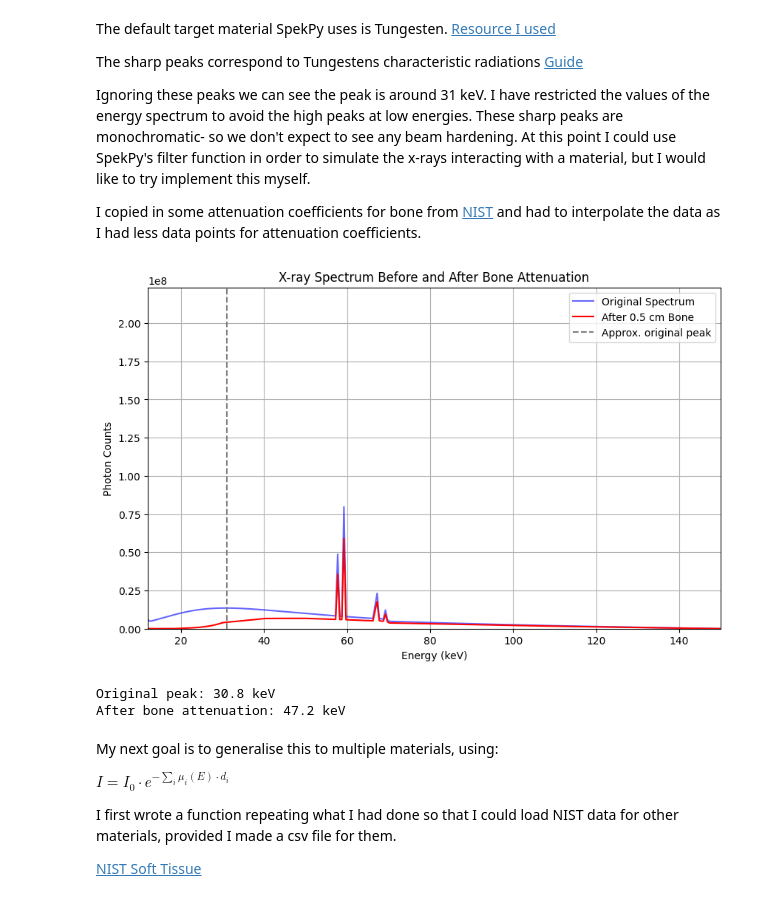
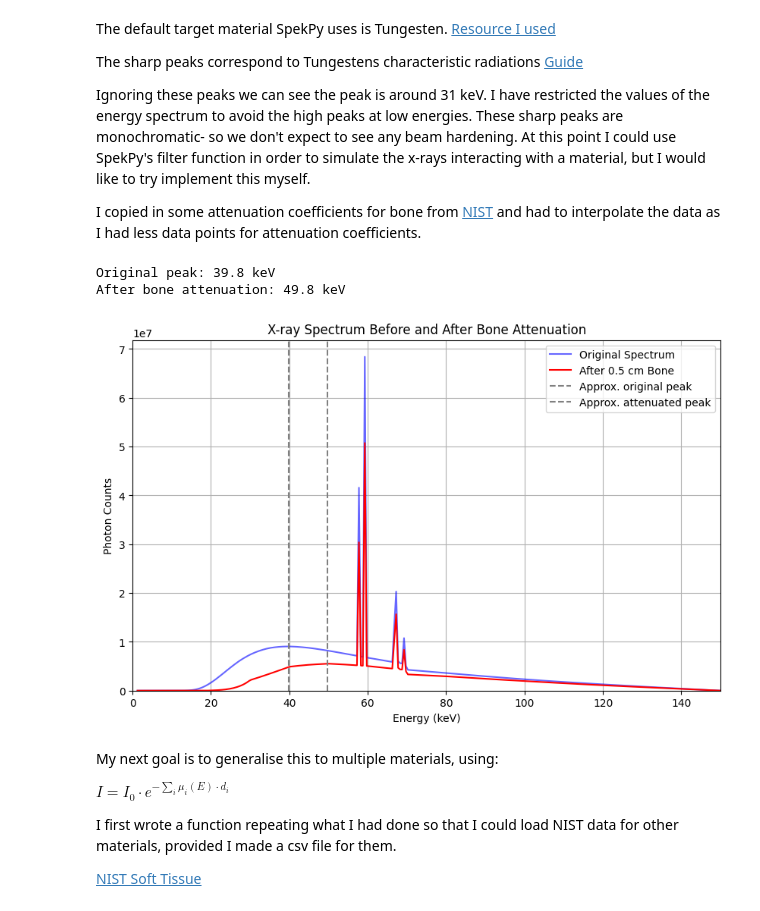
Before and after one commit to ReeceG499/x-ray-attenuation, a Jupyter notebook: code/Experimenting.ipynb, the cells around one changed output. Cells and saved outputs as stored; diff of their text form; code cells hidden in the pictures.

```diff
--- a/code/Experimenting.ipynb
+++ b/code/Experimenting.ipynb
@@ -48,7 +50,6 @@ Ignoring these peaks we can see the peak is around 31 keV. I have restricted the
 I copied in some attenuation coefficients for bone from [NIST](https://physics.nist.gov/PhysRefData/XrayMassCoef/ComTab/bone.html) and had to interpolate the data as I had less data points for attenuation coefficients.
 # %%
 import pandas as pd
-import spekpy as sp
 from scipy.interpolate import interp1d
 
 # Load csv
@@ -57,48 +58,49 @@ bone_data = pd.read_csv("bone.csv", names=["Energy_MeV", "Mu_Rho"], header=None)
 # Convert energy to KeV
 bone_data["Energy_KeV"] = bone_data["Energy_MeV"] * 1000
 
 # Average out duplicates by grouping
 bone_data = bone_data.groupby("Energy_KeV", as_index=False).mean()
 
-# Convert to linear attenuation (μ = μ/ρ × ρ)
-bone_density = 1.85  # g/cm³
+# Convert to linear attenuation (mu = mu/rho * rho)
+bone_density = 1.85  # g/cm^3
 bone_data["Mu"] = bone_data["Mu_Rho"] * bone_density  # [cm^-1]
 mu = bone_data["Mu"].to_numpy()
 
 # Create interpolation function for attenuation coefficients
 mu_interp = interp1d(bone_data["Energy_KeV"], bone_data["Mu"], bounds_error=False, fill_value="extrapolate")
 
 mu_at_spectrum_energies = mu_interp(energies)
 
 thickness_cm = 0.5
 I0 = s.get_spk()
 
 I_filtered = I0 * np.exp(-mu_at_spectrum_energies * thickness_cm)
 
+# Mask to energies below 50 keV (to avoid tungsten peaks)
+mask = (energies < 50)
+E0_peak = energies[mask][np.argmax(I0[mask])]
+E1_peak = energies[mask][np.argmax(I_filtered[mask])]
+
+print(f"Original peak: {E0_peak:.1f} keV")
+print(f"After bone attenuation: {E1_peak:.1f} keV")
+
 plt.figure(figsize=(10, 6))
 plt.plot(energies, I0, label="Original Spectrum", color="blue", alpha=0.6)
 plt.plot(energies, I_filtered, label="After 0.5 cm Bone", color="red")
-plt.axvline(x=31, color='gray', linestyle='--', label="Approx. original peak")
+plt.axvline(x=E0_peak, color='gray', linestyle='--', label="Approx. original peak")
+plt.axvline(x=E1_peak, color='gray', linestyle='--', label="Approx. attenuated peak")
 plt.xlabel("Energy (keV)")
 plt.ylabel("Photon Counts")
 plt.title("X-ray Spectrum Before and After Bone Attenuation")
 plt.grid(True)
 plt.legend()
-plt.xlim(12, 150)
+plt.xlim(0, 150)
 plt.ylim(bottom=0)
 plt.show()
-
-# Mask to energies below 50 keV (to avoid tungsten peaks)
-mask = (energies < 50) & (energies > 15)
-E0_peak = energies[mask][np.argmax(I0[mask])]
-E1_peak = energies[mask][np.argmax(I_filtered[mask])]
-
-print(f"Original peak: {E0_peak:.1f} keV")
-print(f"After bone attenuation: {E1_peak:.1f} keV")
 # %% [output]
+Original peak: 39.8 keV
+After bone attenuation: 49.8 keV
-[figure, old version]
+[figure, new version]
-Original peak: 30.8 keV
-After bone attenuation: 47.2 keV
 # %% [markdown]
 My next goal is to generalise this to multiple materials, using:<br>
 
```
Also changed, not shown: parts of 4 cells of this notebook, 14 other files.
